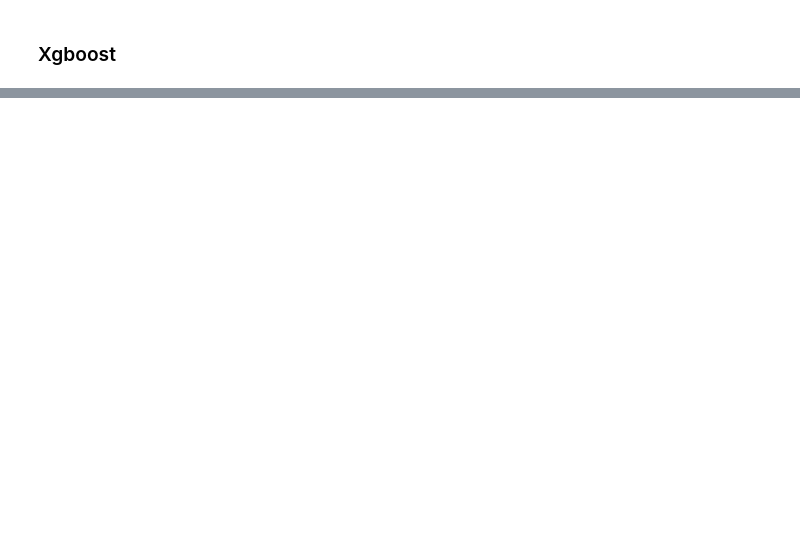
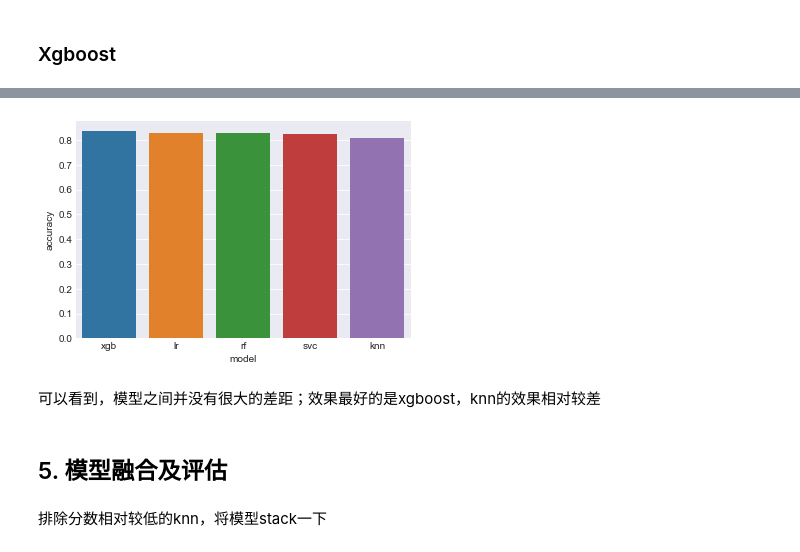
Before and after one commit to hidejxz/hidejxz, a Jupyter notebook: docs/source/case/titanic.ipynb, the cells around one changed output, grey strips where cells are left out. Drawn from its saved outputs; the diff is of its cells as text; code cells hidden in the pictures; blank space fills up the shorter version.

```diff
--- a/docs/source/case/titanic.ipynb
+++ b/docs/source/case/titanic.ipynb
@@ -446,0 +423,5 @@ y = model.predict(x_test)
+# %%
+df_eval={"model" : list(mean_accuracy.keys()),
+                  "accuracy" : list(mean_accuracy.values())}
+df_eval=pd.DataFrame(df_eval,columns=["model","accuracy"])
+df_eval.sort_values("accuracy",ascending=False)
@@ -446,0 +435,12 @@ y = model.predict(x_test)
+# %%
+import seaborn as sns
+sns.set_style("darkgrid")
+ax = sns.barplot(x="model", y="accuracy", data=df_eval.sort_values("accuracy",ascending=False))
+# %% [output]
+[figure, added]
+# %% [markdown]
+可以看到，模型之间并没有很大的差距；效果最好的是xgboost，knn的效果相对较差
+# %% [markdown]
+## 5. 模型融合及评估<a id='模型融合及评估'></a>
+# %% [markdown]
+排除分数相对较低的knn，将模型stack一下
```
Also changed, not shown: parts of 25 cells of this notebook, 31 other files.
